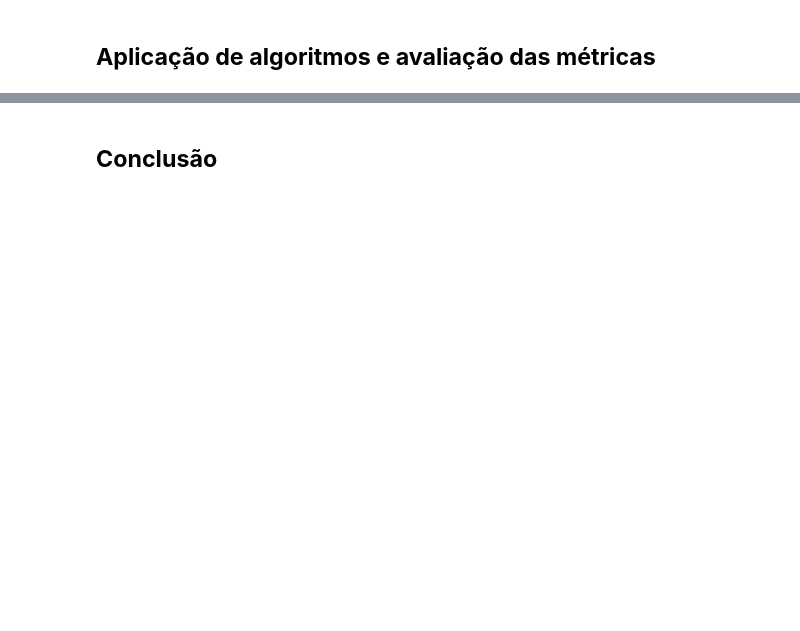
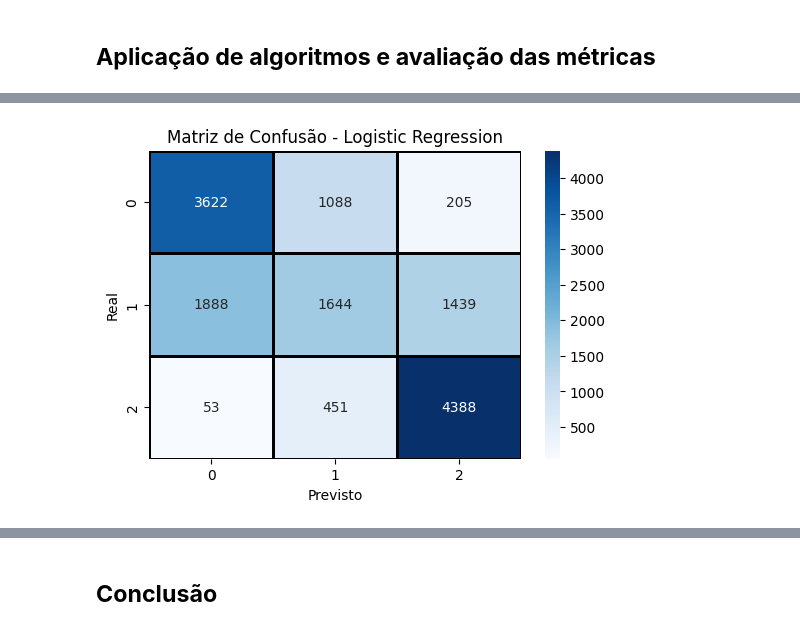
Before and after one commit to supertecode/tcc, a Jupyter notebook: analise_sentimento_previsão_demanda.ipynb, the cells around one changed output, grey strips where cells are left out. Saved outputs shown, nothing was run; the diff lists cells and outputs as text; code cells hidden in the pictures; blank space fills up the shorter version.

```diff
--- a/analise_sentimento_previsão_demanda.ipynb
+++ b/analise_sentimento_previsão_demanda.ipynb
@@ -1122,0 +717,4 @@ NameError: name 'df' is not defined
+# %%
+smote = SMOTE(random_state=42)
+X_res, y_res = smote.fit_resample(df.drop('review_comment_message_sentiment', axis=1), df['review_comment_message_sentiment'])
+df_balanced = pd.concat([X_res, y_res], axis=1)
@@ -1123,2 +729,78 @@ NameError: name 'df' is not defined
 # %% [markdown]
 ## **Aplicação de algoritmos e avaliação das métricas**
+# %%
+X = df_balanced.drop(columns=['review_comment_message_sentiment'])
+y = df_balanced['review_comment_message_sentiment']
+# %%
+X_train, X_test, y_train, y_test = train_test_split(X, y, test_size=0.3, random_state=42)
+# %%
+ # Definição dos modelos de treino, mais costumizações aqui são possíveis
+modelos = {
+    "Logistic Regression": LogisticRegression(random_state=42, max_iter=10000),
+    "Random Forest": RandomForestClassifier(random_state=42),
+    "Extra Trees": ExtraTreesClassifier(random_state=42),
+}
+# %%
+# Treino, predição e avaliação
+for nome, modelo in modelos.items():
+    # Treino
+    modelo.fit(X_train, y_train)
+
+    # Predição
+    y_pred = modelo.predict(X_test)
+
+    # Métricas de classificação (multiclasse)
+    accuracy = accuracy_score(y_test, y_pred)
+    precision = precision_score(y_test, y_pred, average='macro')  # corrigido
+    recall = recall_score(y_test, y_pred, average='macro')        # corrigido
+    f1 = f1_score(y_test, y_pred, average='macro')                # corrigido
+
+    # Matriz de confusão
+    cm = confusion_matrix(y_test, y_pred)
+
+    # Exibir resultados
+    print(f"{nome}")
+    print("Acurácia :", round(accuracy, 3))
+    print("Precisão :", round(precision, 3))
+    print("Recall   :", round(recall, 3))
+    print("F1-score :", round(f1, 3))
+    print("-" * 50)
+
+    # Plotar matriz de confusão
+    plt.figure(figsize=(6, 4))
+    sns.heatmap(cm, annot=True, fmt="d", cmap="Blues", linewidths=1, linecolor="black")
+    plt.xlabel("Previsto")
+    plt.ylabel("Real")
+    plt.title(f"Matriz de Confusão - {nome}")
+    plt.show()
+
+    # Importância das features
+    print("\nImportância das Features:")
+
+    if nome == "Logistic Regression":
+        # Regressão logística: coeficientes absolutos
+        importancias = pd.DataFrame({
+            'Feature': X_train.columns,
+            'Importance': abs(modelo.coef_[0])
+        }).sort_values('Importance', ascending=False)
+    else:
+        # Modelos baseados em árvores
+        importancias = pd.DataFrame({
+            'Feature': X_train.columns,
+            'Importance': modelo.feature_importances_
+        }).sort_values('Importance', ascending=False)
+
+    # Mostrar top 10 features
+    print(importancias.head(10))
+
+    # Gráfico de importância
+    plt.figure(figsize=(10, 6))
+    plt.barh(importancias['Feature'][:10], importancias['Importance'][:10])
+    plt.title(f'Importância das Features - {nome}')
+    plt.xlabel('Importância Relativa')
+    plt.gca().invert_yaxis()  # inverte eixo para mostrar a mais importante em cima
+    plt.tight_layout()
+    plt.show()
+
+    print("\n" + "="*50 + "\n")
+# %% [output]
@@ -1124,0 +821 @@ NameError: name 'df' is not defined
+[figure, added]
```
Also changed, not shown: parts of 88 cells of this notebook, 1 other file.
